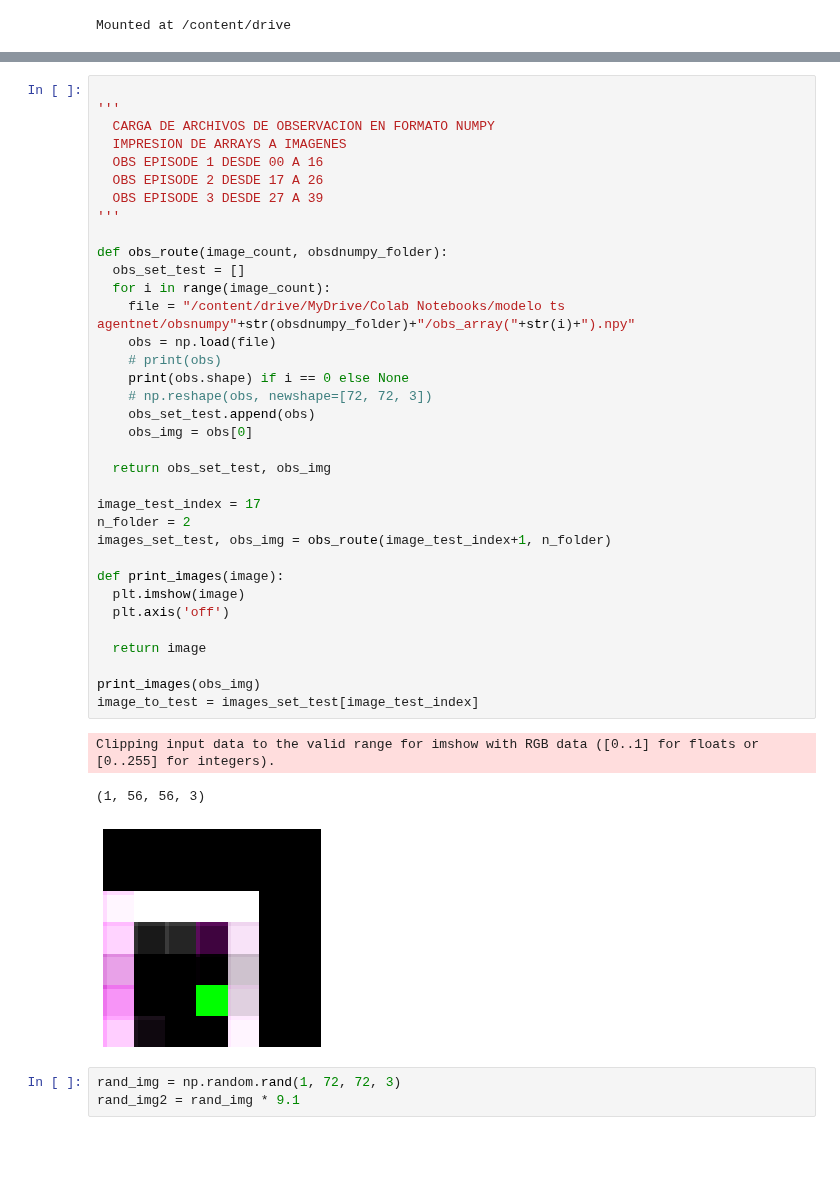
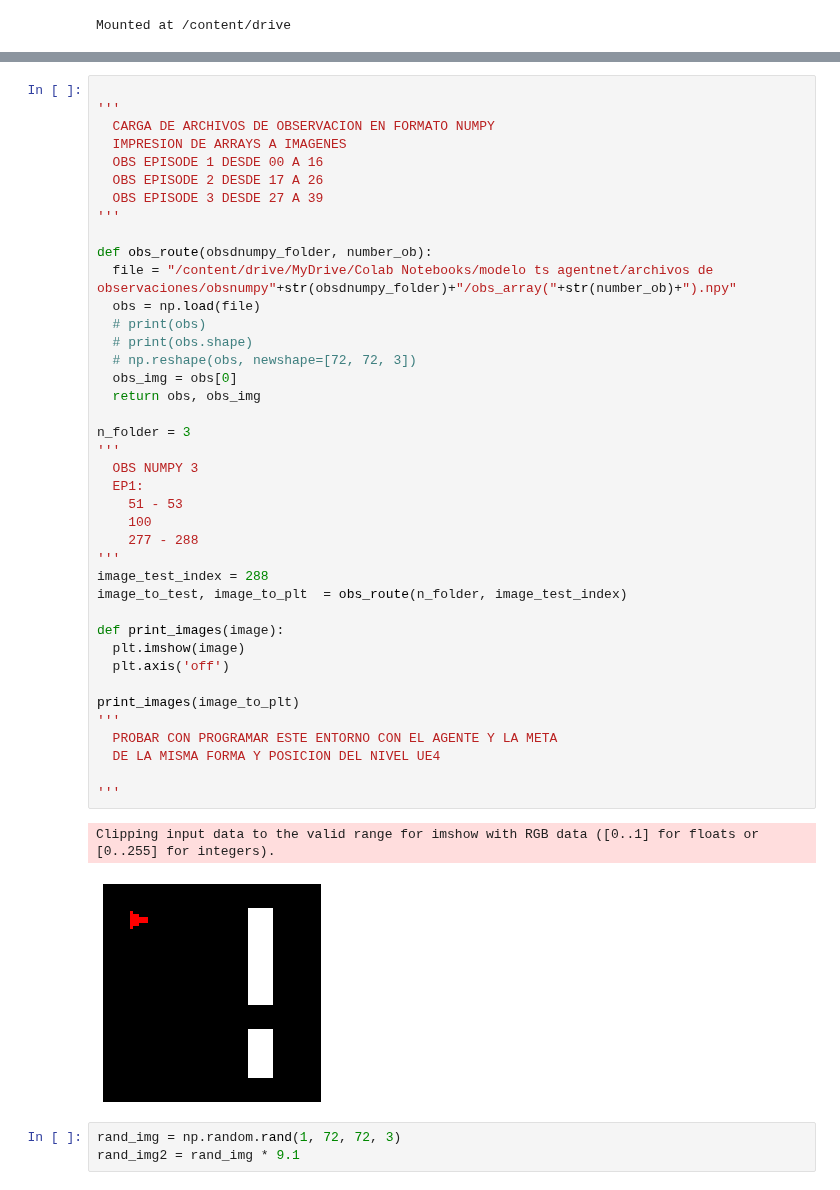
Before and after one commit to matpg/RL-Agent-for-Unreal-Engine, a Jupyter notebook: Prueba_de_modelo_en_TS.ipynb, the cells around one changed output, grey strips where cells are left out. Cells and saved outputs as stored; diff of their text form; blank space fills up the shorter version.

Commit message:
modelo de entornos generales cargado

```diff
--- a/Prueba_de_modelo_en_TS.ipynb
+++ b/Prueba_de_modelo_en_TS.ipynb
@@ -53,42 +53,46 @@ image_to_test = images_set_test[image_test_index]
 # %%
 
 '''
   CARGA DE ARCHIVOS DE OBSERVACION EN FORMATO NUMPY
   IMPRESION DE ARRAYS A IMAGENES
   OBS EPISODE 1 DESDE 00 A 16
   OBS EPISODE 2 DESDE 17 A 26
   OBS EPISODE 3 DESDE 27 A 39
 '''
 
-def obs_route(image_count, obsdnumpy_folder):
-  obs_set_test = []
-  for i in range(image_count):
-    file = "/content/drive/MyDrive/Colab Notebooks/modelo ts agentnet/obsnumpy"+str(obsdnumpy_folder)+"/obs_array("+str(i)+").npy"
-    obs = np.load(file)
-    # print(obs)
-    print(obs.shape) if i == 0 else None
-    # np.reshape(obs, newshape=[72, 72, 3])
-    obs_set_test.append(obs)
-    obs_img = obs[0]
+def obs_route(obsdnumpy_folder, number_ob):
+  file = "/content/drive/MyDrive/Colab Notebooks/modelo ts agentnet/archivos de observaciones/obsnumpy"+str(obsdnumpy_folder)+"/obs_array("+str(number_ob)+").npy"
+  obs = np.load(file)
+  # print(obs)
+  # print(obs.shape)
+  # np.reshape(obs, newshape=[72, 72, 3])
+  obs_img = obs[0]
+  return obs, obs_img
 
-  return obs_set_test, obs_img
-
-image_test_index = 17
-n_folder = 2
-images_set_test, obs_img = obs_route(image_test_index+1, n_folder)
+n_folder = 3
+'''
+  OBS NUMPY 3
+  EP1:
+    51 - 53
+    100
+    277 - 288
+'''
+image_test_index = 288
+image_to_test, image_to_plt  = obs_route(n_folder, image_test_index)
 
 def print_images(image):
   plt.imshow(image)
   plt.axis('off')
 
-  return image
+print_images(image_to_plt)
+'''
+  PROBAR CON PROGRAMAR ESTE ENTORNO CON EL AGENTE Y LA META
+  DE LA MISMA FORMA Y POSICION DEL NIVEL UE4
 
-print_images(obs_img)
-image_to_test = images_set_test[image_test_index]
+'''
 # %% [output]
 Clipping input data to the valid range for imshow with RGB data ([0..1] for floats or [0..255] for integers).
-(1, 56, 56, 3)
-[figure, old version]
+[figure, new version]
 # %%
 rand_img = np.random.rand(1, 72, 72, 3)
 rand_img2 = rand_img * 9.1
```
Also changed, not shown: parts of 3 cells of this notebook.
